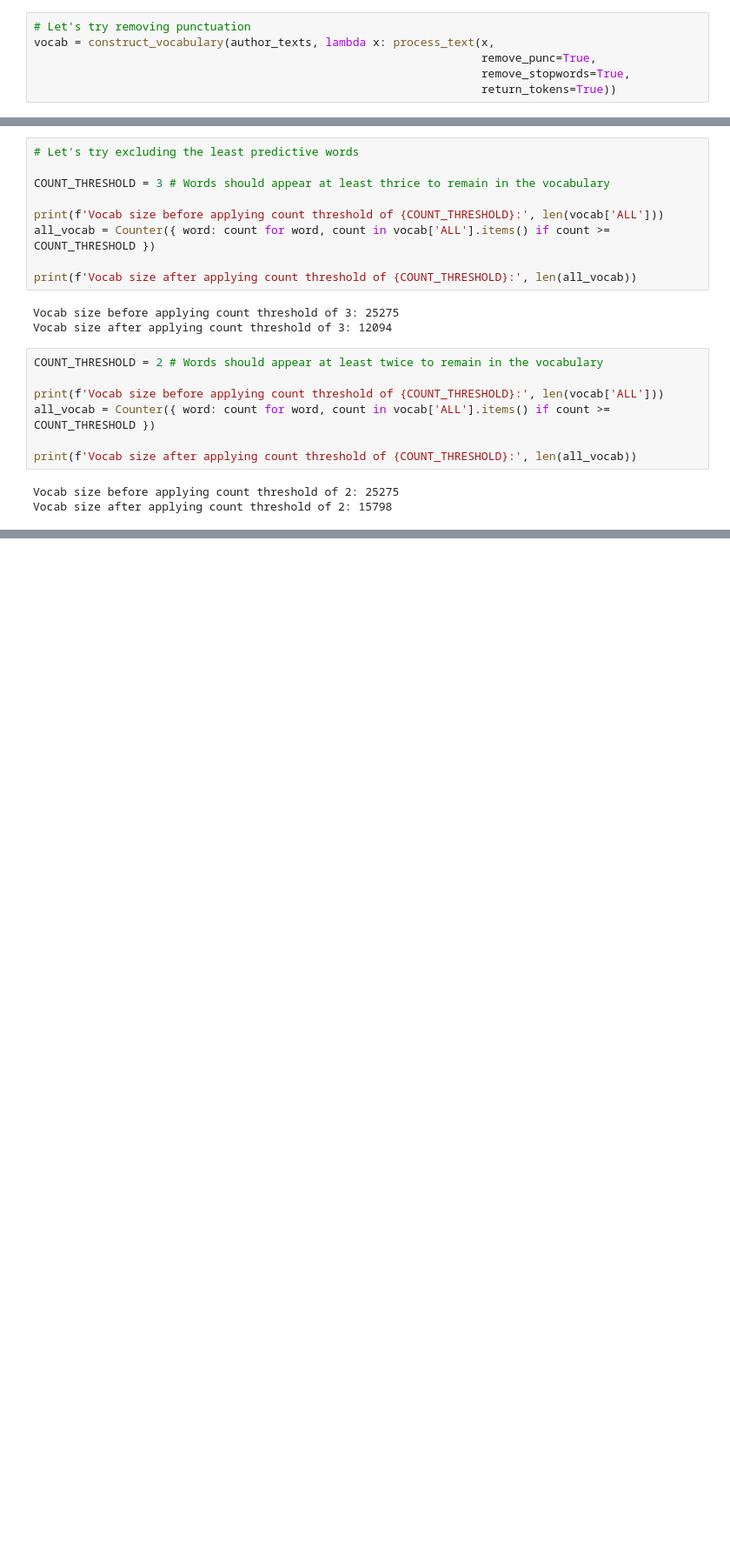
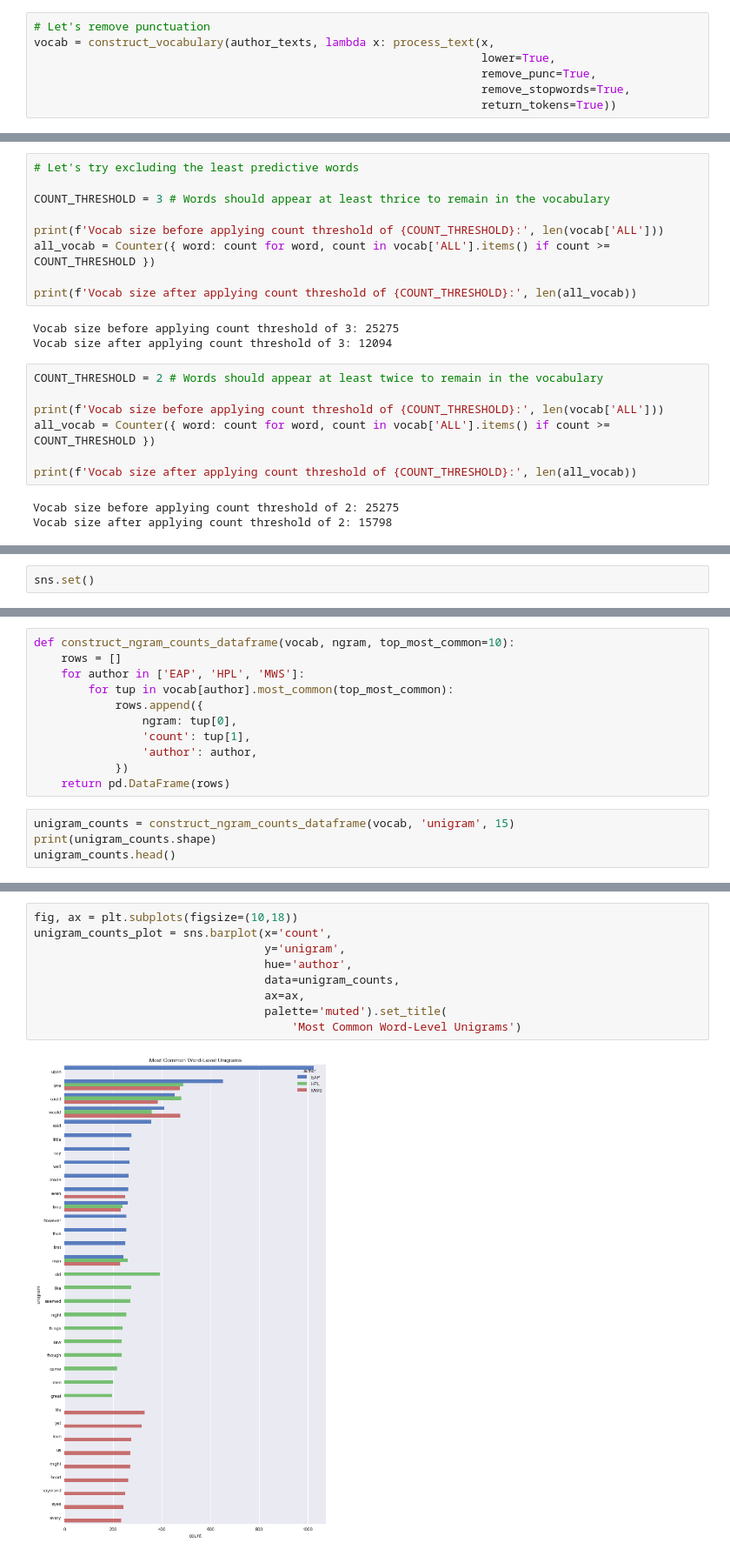
Before and after one commit to mrbarbasa/kaggle-spooky-author, a Jupyter notebook: code/eda_and_text_preprocessing.ipynb, the cells around one changed output, grey strips where cells are left out. Shown at 87% size. Saved outputs shown, nothing was run; the diff lists cells and outputs as text; blank space fills up the shorter version.

Commit message:
Add an Exploratory Visualization section to the EDA notebook

```diff
--- a/code/eda_and_text_preprocessing.ipynb
+++ b/code/eda_and_text_preprocessing.ipynb
@@ -374,8 +367,9 @@ HPL
 MWS
  [(',', 12045), ('.', 5708), (';', 2662), ('``', 837), ("''", 632), ('one', 477), ('would', 475), ('?', 419), ('could', 383), ("'s", 352)]
 # %%
-# Let's try removing punctuation
+# Let's remove punctuation
 vocab = construct_vocabulary(author_texts, lambda x: process_text(x,
+                                                                  lower=True,
                                                                   remove_punc=True,
                                                                   remove_stopwords=True,
                                                                   return_tokens=True))
@@ -430,0 +427,2 @@ Vocab size after applying count threshold of 2: 15798
+# %%
+sns.set()
@@ -430,0 +431,15 @@ Vocab size after applying count threshold of 2: 15798
+# %%
+def construct_ngram_counts_dataframe(vocab, ngram, top_most_common=10):
+    rows = []
+    for author in ['EAP', 'HPL', 'MWS']:
+        for tup in vocab[author].most_common(top_most_common):
+            rows.append({
+                ngram: tup[0],
+                'count': tup[1],
+                'author': author,
+            })
+    return pd.DataFrame(rows)
+# %%
+unigram_counts = construct_ngram_counts_dataframe(vocab, 'unigram', 15)
+print(unigram_counts.shape)
+unigram_counts.head()
@@ -430,0 +454,11 @@ Vocab size after applying count threshold of 2: 15798
+# %%
+fig, ax = plt.subplots(figsize=(10,18))
+unigram_counts_plot = sns.barplot(x='count',
+                                  y='unigram',
+                                  hue='author',
+                                  data=unigram_counts,
+                                  ax=ax,
+                                  palette='muted').set_title(
+                                      'Most Common Word-Level Unigrams')
+# %% [output]
+[figure, added]
```
Also changed, not shown: parts of 14 cells of this notebook, 1 other file.
